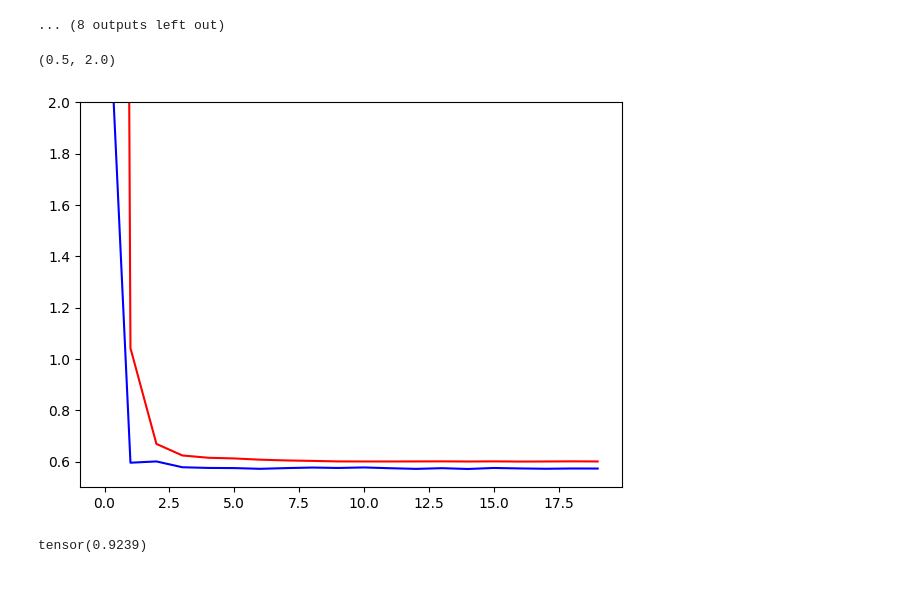
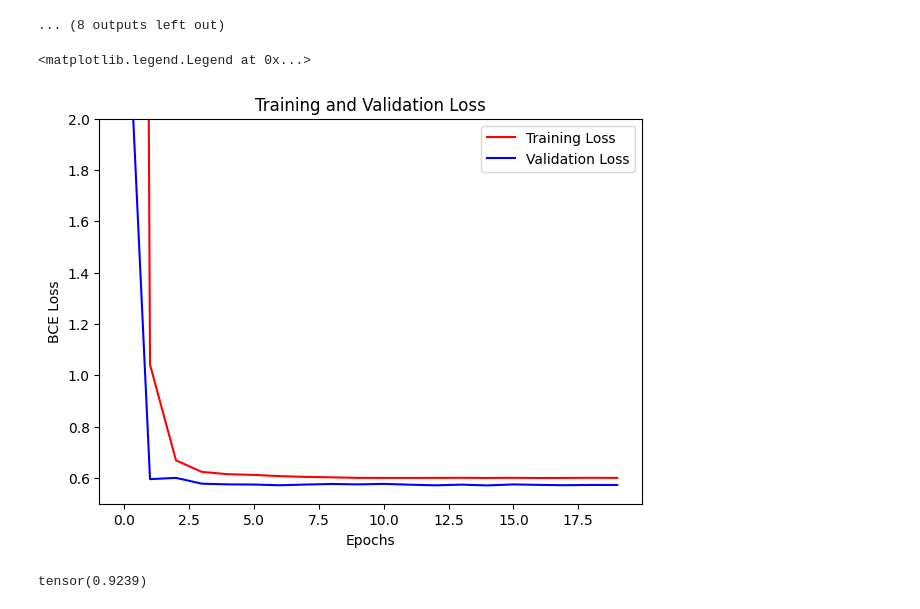
Before and after one commit to ArdaGunay99/starter-predictive-process-monitoring-main, a Jupyter notebook: python/PredictOverspentAmount.ipynb, the cells around one changed output. Drawn from its saved outputs; the diff is of its cells as text; code cells hidden in the pictures.

Commit message:
Added comments and plot titles

```diff
--- a/python/PredictOverspentAmount.ipynb
+++ b/python/PredictOverspentAmount.ipynb
@@ -334,11 +291,15 @@ VAL LOSS: 0.5742
 # %%
 plt.figure(0, figsize=(7,5))
 plt.plot(trainer_class.mean_train_losses, 'red')
 plt.plot(trainer_class.mean_val_losses, 'blue')
 plt.ylim(0.5,2)
+plt.title("Training and Validation Loss")
+plt.xlabel("Epochs")
+plt.ylabel("BCE Loss")
+plt.legend(["Training Loss","Validation Loss"])
 # %% [output]
-(0.5, 2.0)
+<matplotlib.legend.Legend at 0x...>
-[figure, old version]
+[figure, new version]
 # %%
 metric = BinaryF1Score(threshold=0.5)
 metric(torch.as_tensor(1-np.array(class_pred)[:,0]), torch.as_tensor(1-y_test))
```
Also changed, not shown: parts of 18 cells of this notebook.
